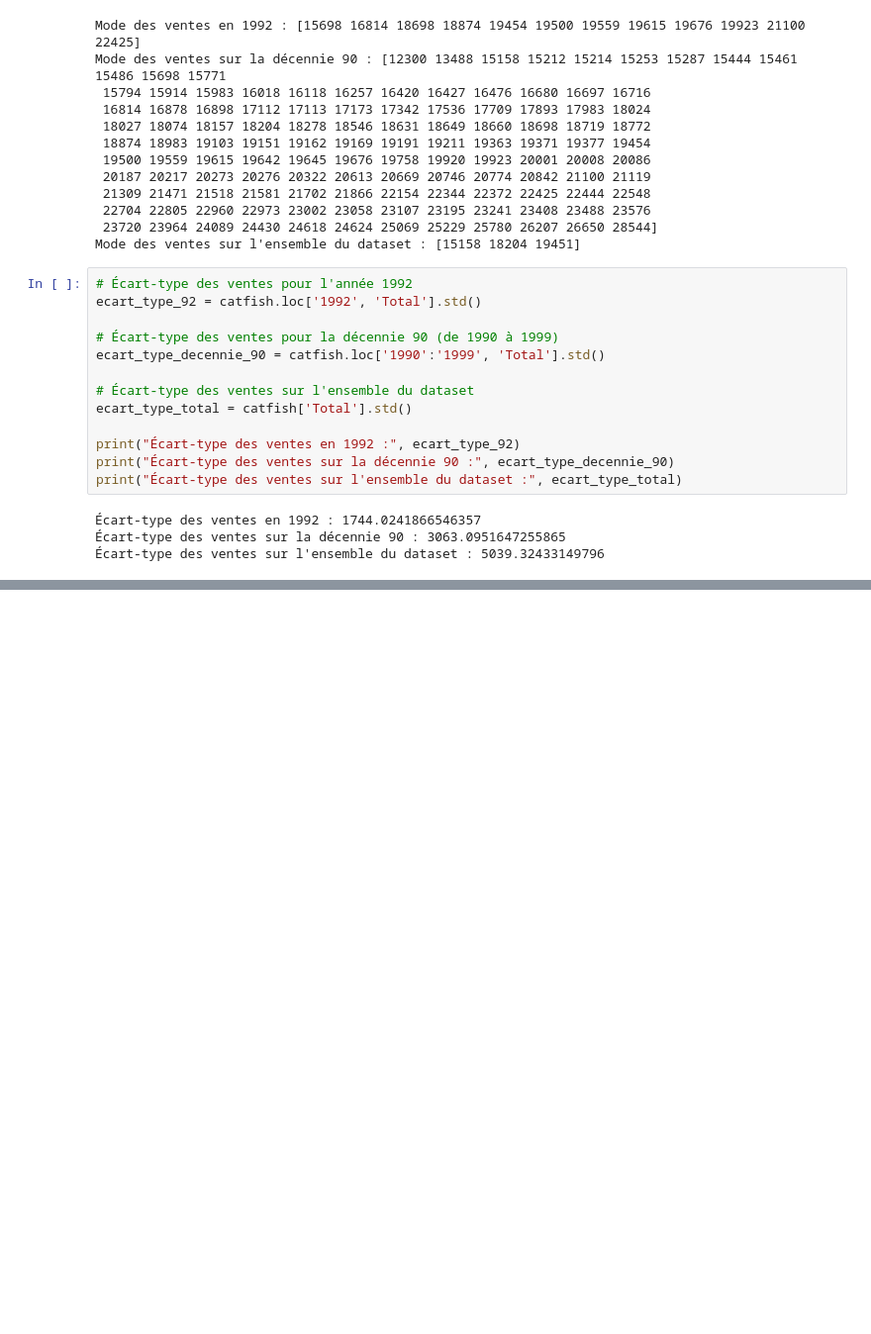
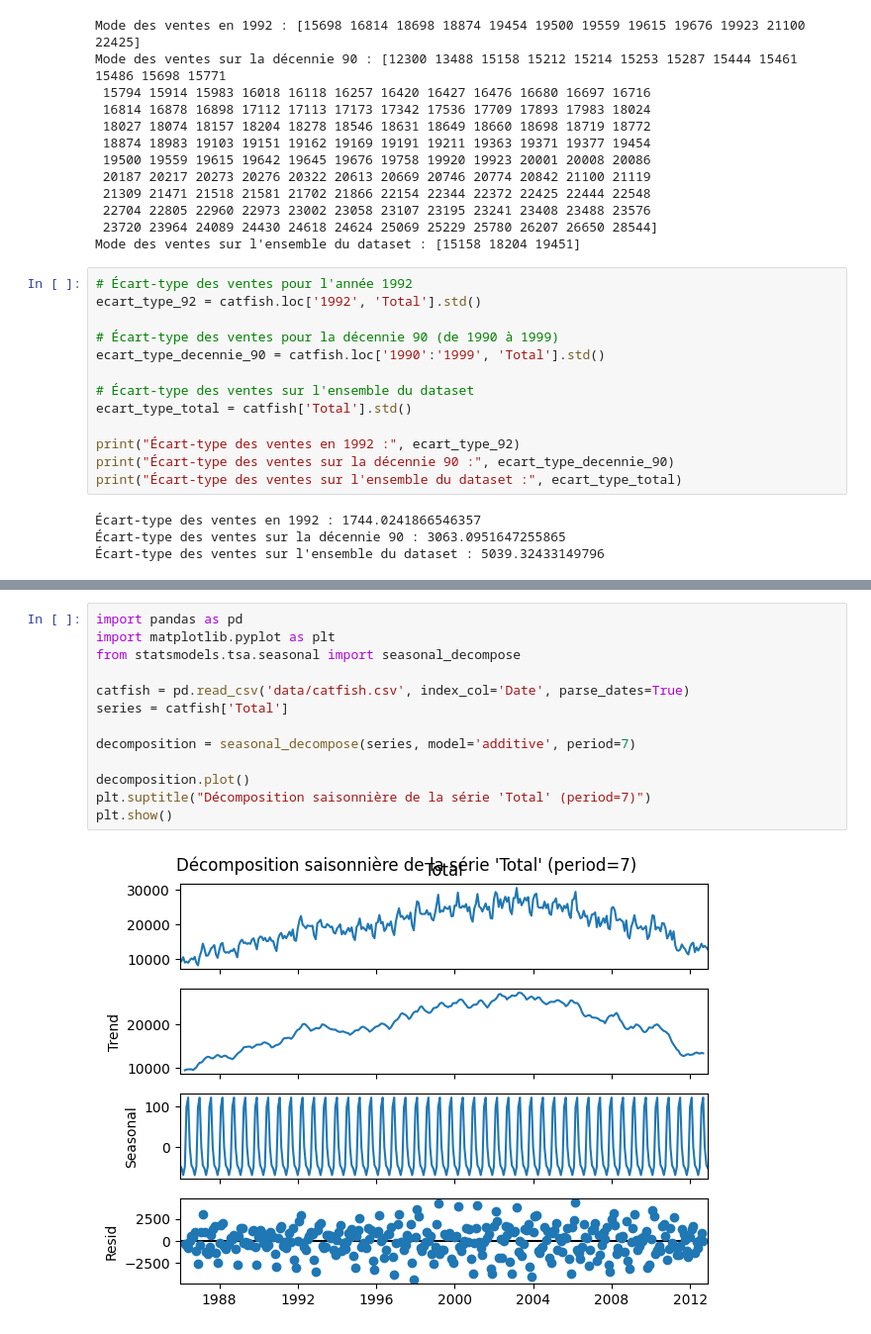
Before and after one commit to DGZlThomas/poichat, a Jupyter notebook: poichat.ipynb, the cells around one changed output, grey strips where cells are left out. Shown: that part at 99% size. Drawn from its saved outputs; the diff is of its cells as text; blank space fills up the shorter version.

```diff
--- a/poichat.ipynb
+++ b/poichat.ipynb
@@ -103,0 +138,15 @@ print("Écart-type des ventes sur l'ensemble du dataset :", ecart_type_total)
+# %%
+import pandas as pd
+import matplotlib.pyplot as plt
+from statsmodels.tsa.seasonal import seasonal_decompose
+
+catfish = pd.read_csv('data/catfish.csv', index_col='Date', parse_dates=True)
+series = catfish['Total']
+
+decomposition = seasonal_decompose(series, model='additive', period=7)
+
+decomposition.plot()
+plt.suptitle("Décomposition saisonnière de la série 'Total' (period=7)")
+plt.show()
+# %% [output]
+[figure, added]
```
Also changed, not shown: parts of 4 cells of this notebook, 2 other files.
